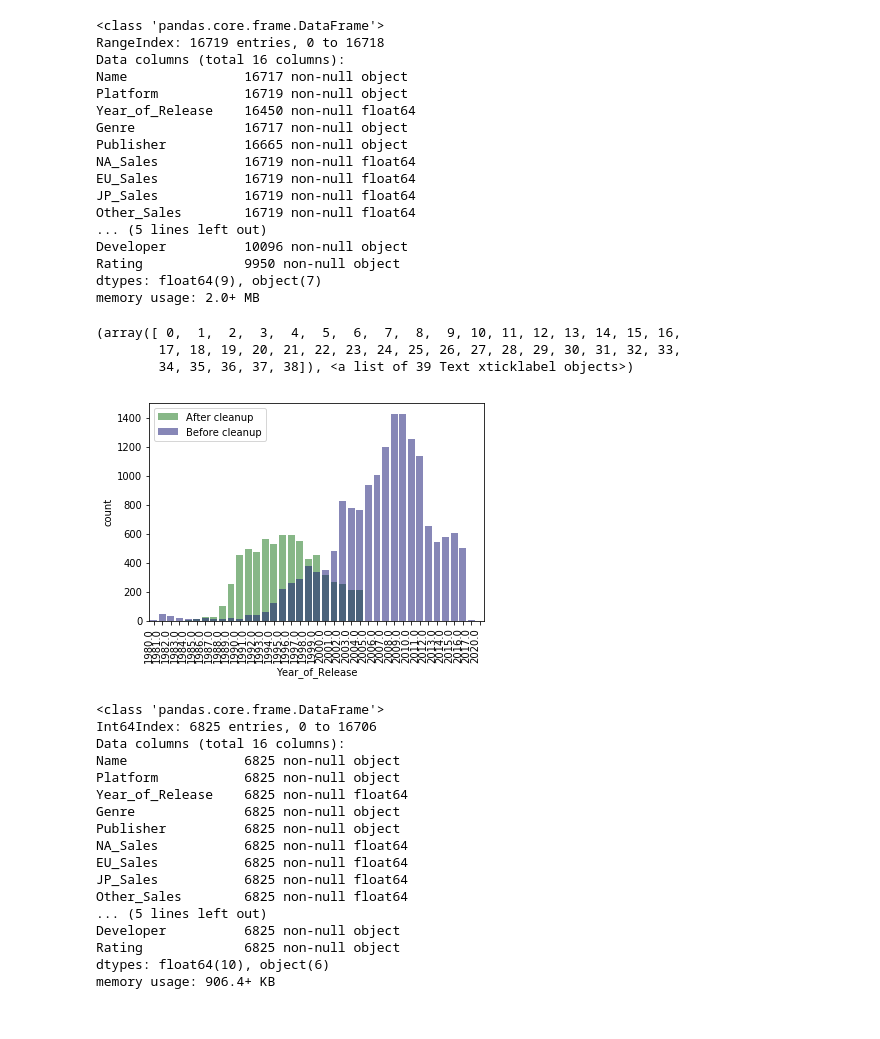
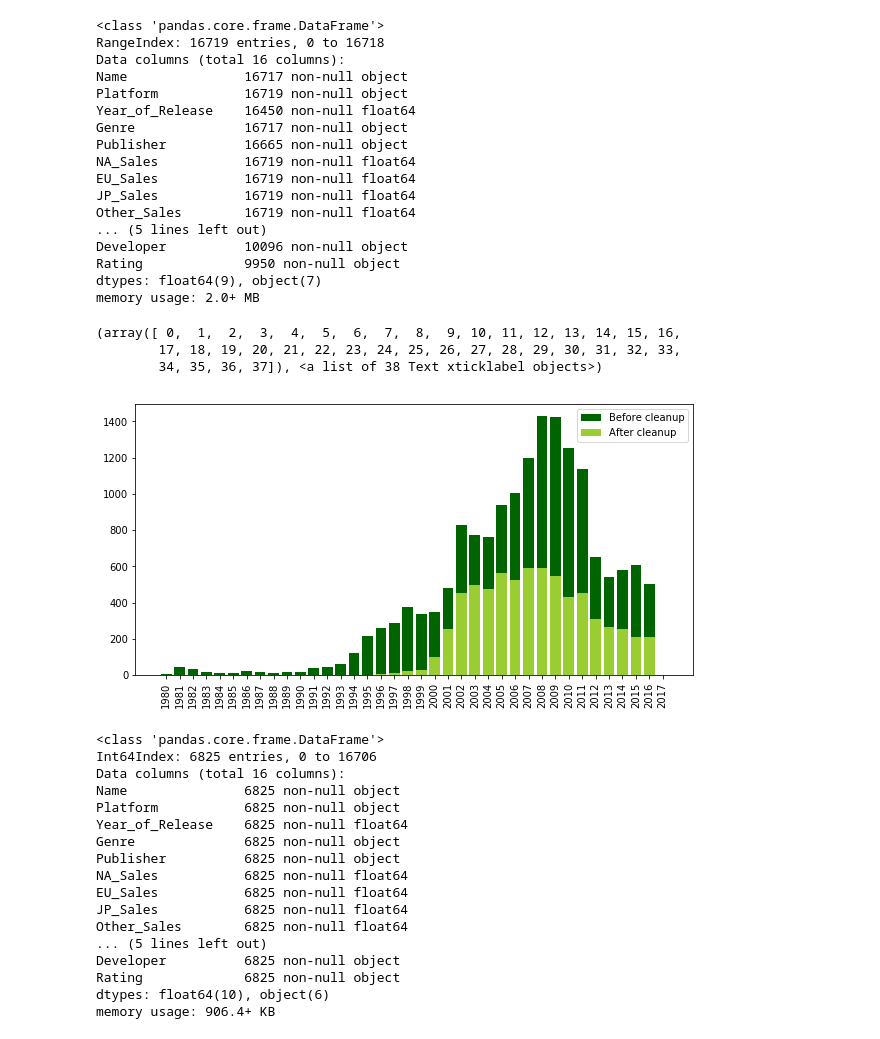
Before and after one commit to PedroLFerreira/Videogame-Data-Mining, a Jupyter notebook: videogames.ipynb, the cells around one changed output. Saved outputs shown, nothing was run; the diff lists cells and outputs as text; code cells hidden in the pictures.

Commit message:
cleanupPlot

```diff
--- a/videogames.ipynb
+++ b/videogames.ipynb
@@ -48,16 +48,31 @@ Developer          10096 non-null object
 Rating             9950 non-null object
 dtypes: float64(9), object(7)
 memory usage: 2.0+ MB
-# %%
-sns.countplot(df.dropna(axis=0, how='any')['Year_of_Release'], label='After cleanup', color = (0,0.5,0),alpha=0.5)
-sns.countplot(df['Year_of_Release'].dropna(), label='Before cleanup', color = (0,0,0.5),alpha=0.5)
-plt.legend()
-plt.xticks(rotation=90, ha='right')
-# %% [output]
-(array([ 0,  1,  2,  3,  4,  5,  6,  7,  8,  9, 10, 11, 12, 13, 14, 15, 16,
-        17, 18, 19, 20, 21, 22, 23, 24, 25, 26, 27, 28, 29, 30, 31, 32, 33,
-        34, 35, 36, 37, 38]), <a list of 39 Text xticklabel objects>)
-[figure, removed]
+# %%
+
+df = df[df['Year_of_Release'] != 2020].sort_values("Year_of_Release")
+
+bcount = df['Year_of_Release'].dropna().value_counts().sort_index()
+temp = df['Year_of_Release'].dropna().value_counts().sort_index()
+acount = df.dropna(axis=0, how='any')['Year_of_Release'].value_counts().sort_index()
+years = bcount.index.astype(int)
+
+
+for i in bcount.index:
+    if i not in acount.index:
+        acount[i] = 0
+acount.sort_index(inplace=True)
+
+plt.figure(figsize=(10,5))
+plt.bar(range(len(bcount)), bcount, label='Before cleanup', tick_label=years, color = (0,100/255,0))
+plt.bar(range(len(acount)), acount, label='After cleanup', color = 	(154/255,205/255,50/255))
+plt.legend()
+plt.xticks(rotation=90, ha='center')
+# %% [output]
+(array([ 0,  1,  2,  3,  4,  5,  6,  7,  8,  9, 10, 11, 12, 13, 14, 15, 16,
+        17, 18, 19, 20, 21, 22, 23, 24, 25, 26, 27, 28, 29, 30, 31, 32, 33,
+        34, 35, 36, 37]), <a list of 38 Text xticklabel objects>)
+[figure, added]
 # %%
 df = df.dropna(axis=0, how='any')  # Eliminate rows if they contain any NaN value
 df['User_Score'] = df['User_Score'].astype(float)*10 # Convert User Score to double and normalize it to match Critic Score
```
Also changed, not shown: 1 other file.
